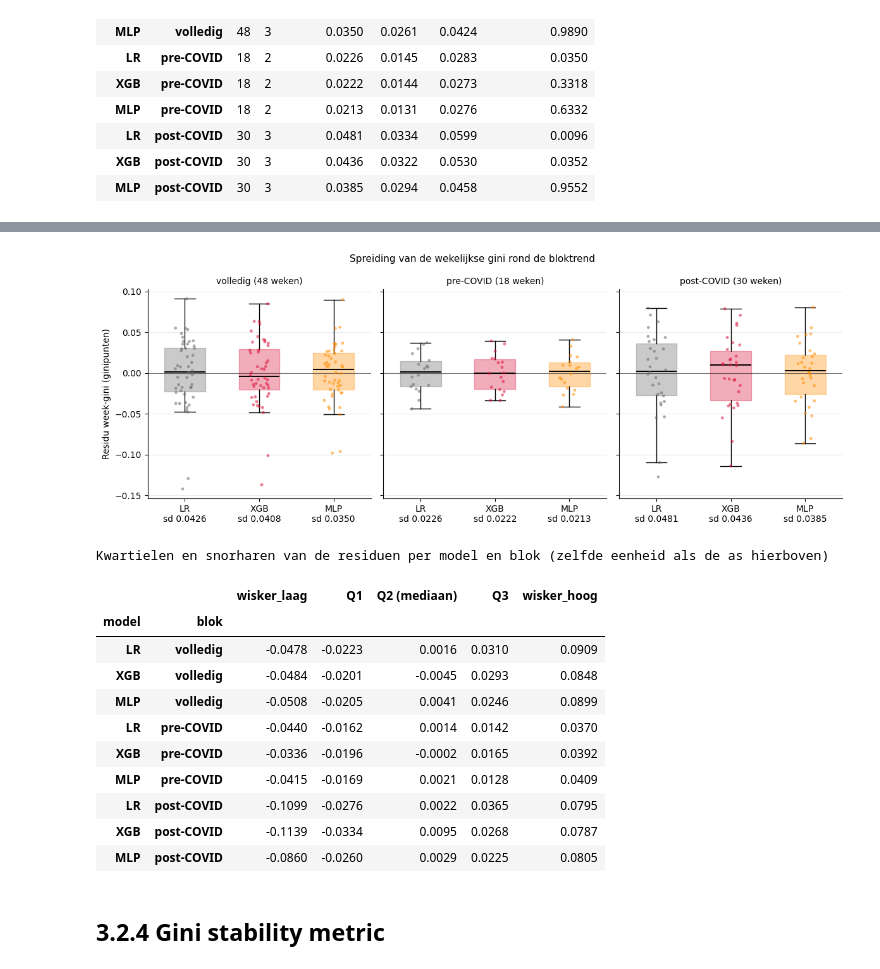
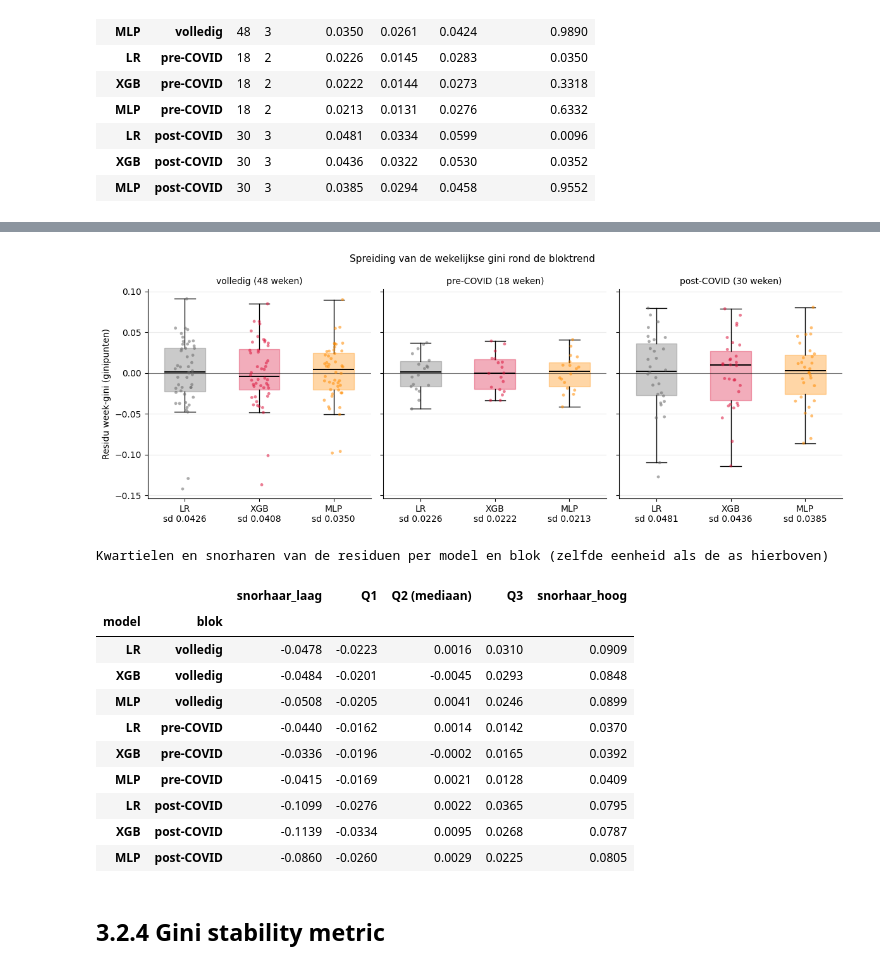
Before and after one commit to Jeanpierre69/casestudy-datamining, a Jupyter notebook: r1_predictive_stab.ipynb, the cells around one changed output, grey strips where cells are left out. Saved outputs shown, nothing was run; the diff lists cells and outputs as text; code cells hidden in the pictures.

```diff
--- a/r1_predictive_stab.ipynb
+++ b/r1_predictive_stab.ipynb
@@ -99,9 +118,7 @@ Bootstrap-SD van de wekelijkse gini (1000 resamples), kleinste vs grootste week
 ## 3.2.1 Mean(gini)
 # %%
 # F1 - Gini per week op de testset, per model.
-gini_weekly = weekly_input.groupby(level=0).apply(
-    lambda g: pd.Series({m: gini(g["target"], g[m]) for m in MODELS}))
-gini_weekly.index.name = "WEEK_NUM"
+gini_weekly = gini_per_week(weekly_input)
 
 print(f"Gini per week berekend voor {len(gini_weekly)} weken "
       f"({gini_weekly.index.min()}-{gini_weekly.index.max()})")
@@ -231,7 +259,7 @@ pair_rows = {}
 for a, b in PAIRS:
     d = gini_weekly[a] - gini_weekly[b]
     pair_rows[f"{a} - {b}"] = {
-        **{name: d[mask].mean() for name, mask in blocks.items()},
+        **{block_label(name): d[mask].mean() for name, mask in BLOCKS.items()},
         "sd (volledig)": d.std(),
         "p (Wilcoxon)": stats.wilcoxon(gini_weekly[a], gini_weekly[b]).pvalue}
 
@@ -242,9 +270,9 @@ print(gini_pairs.round(4).to_string())
 # Per blok het aantal weken waarin het model de hoogste gini van de drie haalde; de
 # kolomkop draagt het aantal weken in dat blok, zodat de tellingen optellen tot de kop.
 win_counts = pd.DataFrame(
-    {f"{name.split(' (')[0]} ({mask.sum()})":
+    {f"{name} ({int(mask.sum())})":
         {m: (gini_weekly[mask].idxmax(axis=1) == m).sum() for m in MODELS}
-     for name, mask in blocks.items()}).rename_axis("weken met hoogste gini")
+     for name, mask in BLOCKS.items()}).rename_axis("weken met hoogste gini")
 
 print("\nAantal weken waarin elk model de hoogste gini haalde")
 print(win_counts.to_string())
@@ -492,16 +595,14 @@ T4  Volatiliteit van de wekelijkse gini: std(residuals) rond de bloktrend, movin
 # IQR met de mediaan, de snorharen lopen tot 1.5 x IQR; de punten zijn de weken zelf,
 # zodat zichtbaar blijft of een brede box van alle weken komt of van enkele uitschieters.
 # De sd onder elke box is de std_residuals uit T4, in dezelfde eenheid als de as.
+resid_per_blok = {name: block_residuals(gini_weekly.index[mask], gini_weekly[mask])
+                  for name, mask in BLOCKS.items()}
 
-resid_blok = {block_name.split(" (")[0]: blok_residuals(gini_weekly.index[mask],
-                                                        gini_weekly[mask])
-              for block_name, mask in blocks.items()}
+fig, axes = plt.subplots(1, len(resid_per_blok), figsize=(12, 4.5), sharey=True)
+rng = np.random.default_rng(0)
+snorharen = {}
 
-fig, axes = plt.subplots(1, len(resid_blok), figsize=(12, 4.5), sharey=True)
-rng = np.random.default_rng(0)
-wiskers_blok = {}
-
-for ax, (blok, resid) in zip(axes, resid_blok.items()):
+for ax, (blok, resid) in zip(axes, resid_per_blok.items()):
     box = ax.boxplot([resid[m] for m in MODELS], patch_artist=True, widths=0.55,
                      showfliers=False, medianprops=dict(color="black", linewidth=1.4))
     for patch, model_name in zip(box["boxes"], MODELS):
@@ -509,46 +610,49 @@ for ax, (blok, resid) in zip(axes, resid_blok.items()):
 
     # De caps zijn de horizontale streepjes aan het einde van elke snorhaar - de
     # daadwerkelijk getekende grens, i.p.v. die opnieuw met 1.5 x IQR te herberekenen.
-    wiskers_blok[blok] = {m: (box["caps"][2 * i].get_ydata()[0], box["caps"][2 * i + 1].get_ydata()[0])
-                          for i, m in enumerate(MODELS)}
+    snorharen[blok] = {m: (box["caps"][2 * i].get_ydata()[0],
+                           box["caps"][2 * i + 1].get_ydata()[0])
+                       for i, m in enumerate(MODELS)}
 
     for i, model_name in enumerate(MODELS, start=1):
         y = resid[model_name].to_numpy()
         ax.scatter(i + rng.uniform(-0.13, 0.13, len(y)), y, s=12, alpha=0.55,
                    color=colors[model_name], edgecolors="none", zorder=3)
 
     ax.axhline(0, color="black", linewidth=0.8, alpha=0.5)
     ax.set_xticks(range(1, len(MODELS) + 1))
     ax.set_xticklabels([f"{m}\nsd {gini_vola.loc[(m, blok), 'std_residuals']:.4f}"
                         for m in MODELS])
     ax.set_title(f"{blok} ({len(resid)} weken)", fontsize=10)
     ax.grid(axis="y", alpha=0.25)
     ax.set_axisbelow(True)
     ax.spines[["top", "right"]].set_visible(False)
 
 axes[0].set_ylabel("Residu week-gini (ginipunten)")
 fig.suptitle("Spreiding van de wekelijkse gini rond de bloktrend", fontsize=11)
 fig.tight_layout()
 plt.show()
 
 # Kwartielen en snorharen van de residuen, zelfde data als de boxplots hierboven
 # (showfliers=False verbergt enkel de punten voorbij de snorharen, niet de box zelf).
-kwartiel_rows = [
-    {"model": m, "blok": blok,
-     "wisker_laag": wiskers_blok[blok][m][0], "Q1": q[m][0.25], "Q2 (mediaan)": q[m][0.5],
-     "Q3": q[m][0.75], "wisker_hoog": wiskers_blok[blok][m][1]}
-    for blok, resid in resid_blok.items()
-    for q in [resid[MODELS].quantile([0.25, 0.5, 0.75])]
-    for m in MODELS
-]
+kwartiel_rows = []
+for blok, resid in resid_per_blok.items():
+    q = resid[MODELS].quantile([0.25, 0.5, 0.75])
+    for m in MODELS:
+        snorhaar_laag, snorhaar_hoog = snorharen[blok][m]
+        kwartiel_rows.append({
+            "model": m, "blok": blok,
+            "snorhaar_laag": snorhaar_laag, "Q1": q[m][0.25], "Q2 (mediaan)": q[m][0.5],
+            "Q3": q[m][0.75], "snorhaar_hoog": snorhaar_hoog})
+
 gini_resid_kwartielen = pd.DataFrame(kwartiel_rows).set_index(["model", "blok"])
 
 print("Kwartielen en snorharen van de residuen per model en blok (zelfde eenheid als de as hierboven)")
 gini_resid_kwartielen.round(4)
 # %% [output]
 [figure]
 Kwartielen en snorharen van de residuen per model en blok (zelfde eenheid als de as hierboven)
-|  |  | wisker_laag | Q1 | Q2 (mediaan) | Q3 | wisker_hoog |
+|  |  | snorhaar_laag | Q1 | Q2 (mediaan) | Q3 | snorhaar_hoog |
 | model | blok |  |  |  |  |  |
 | LR | volledig | -0.0478 | -0.0223 | 0.0016 | 0.0310 | 0.0909 |
 | XGB | volledig | -0.0484 | -0.0201 | -0.0045 | 0.0293 | 0.0848 |
```
Also changed, not shown: parts of 11 cells of this notebook, 2 other files.
